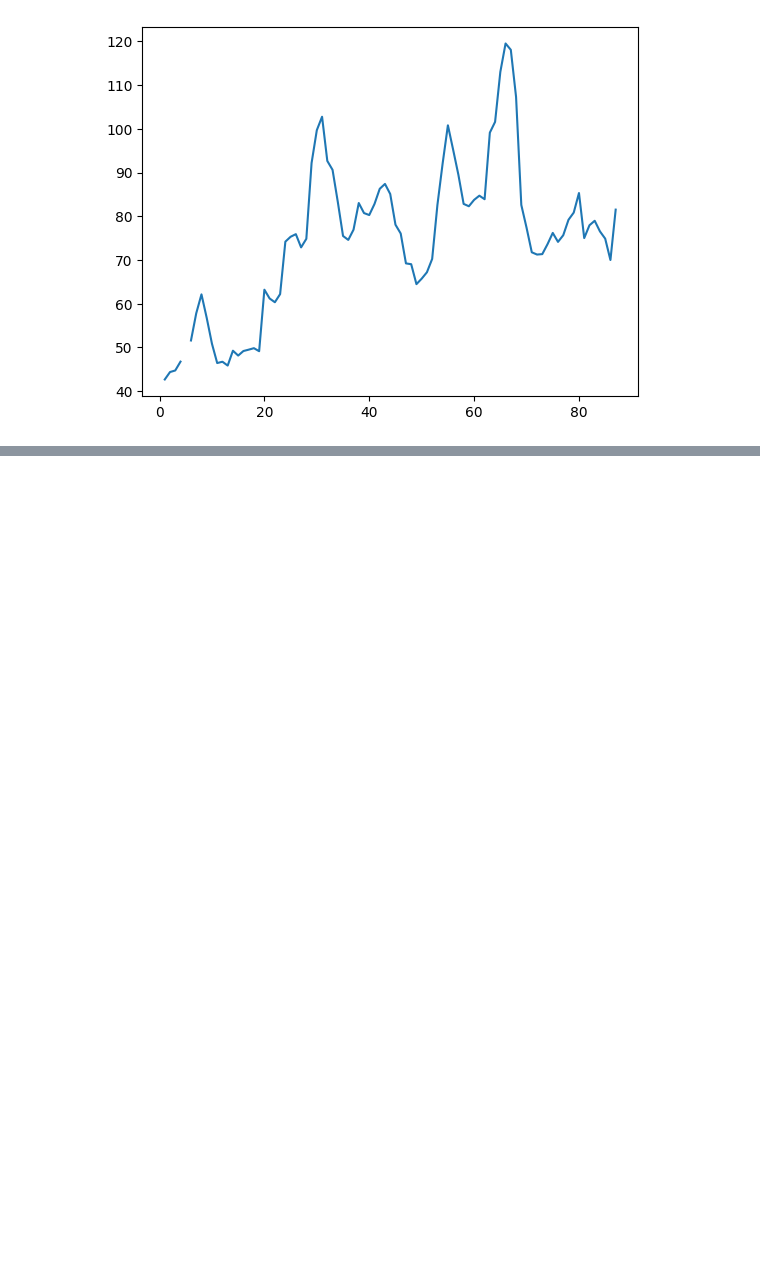
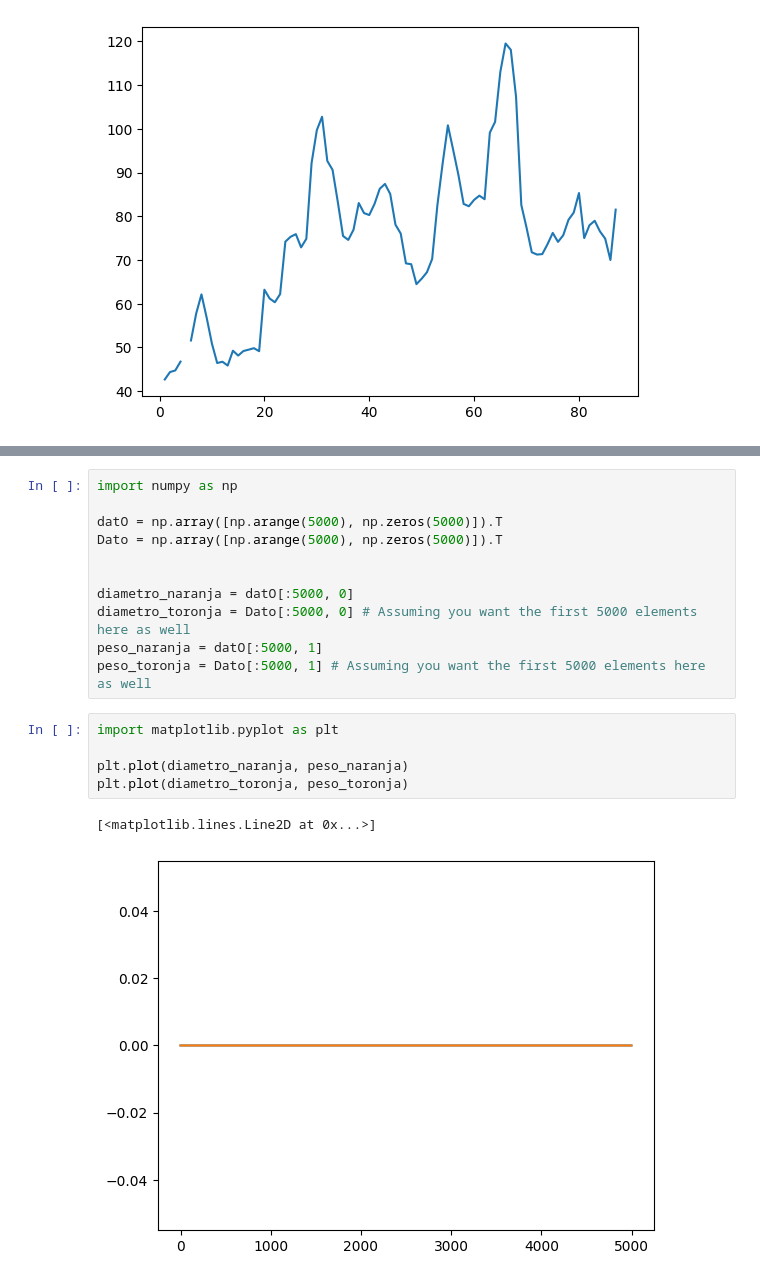
Before and after one commit to diego2003-her14/cursos-alura-ciencia-de-datos, a Jupyter notebook: Numpy.ipynb, the cells around one changed output, grey strips where cells are left out. Drawn from its saved outputs; the diff is of its cells as text; blank space fills up the shorter version.

```diff
--- a/Numpy.ipynb
+++ b/Numpy.ipynb
@@ -157,0 +250,19 @@ plt.plot(fechas, Kaliningrado)
+# %%
+import numpy as np
+
+datO = np.array([np.arange(5000), np.zeros(5000)]).T
+Dato = np.array([np.arange(5000), np.zeros(5000)]).T
+
+
+diametro_naranja = datO[:5000, 0]
+diametro_toronja = Dato[:5000, 0] # Assuming you want the first 5000 elements here as well
+peso_naranja = datO[:5000, 1]
+peso_toronja = Dato[:5000, 1] # Assuming you want the first 5000 elements here as well
+# %%
+import matplotlib.pyplot as plt
+
+plt.plot(diametro_naranja, peso_naranja)
+plt.plot(diametro_toronja, peso_toronja)
+# %% [output]
+[<matplotlib.lines.Line2D at 0x...>]
+[figure, added]
```
Also changed, not shown: parts of 63 cells of this notebook.
